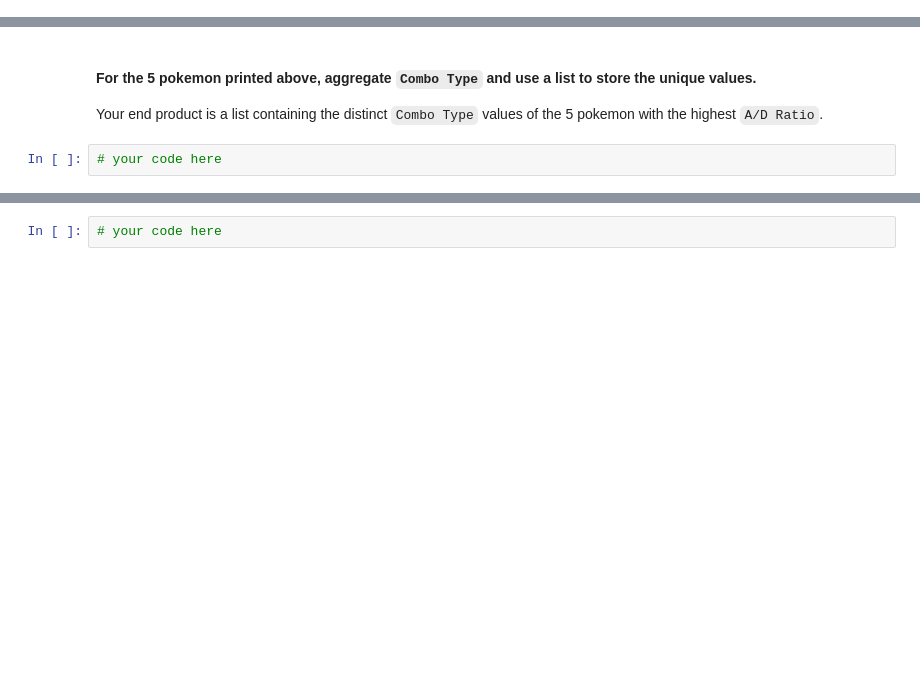
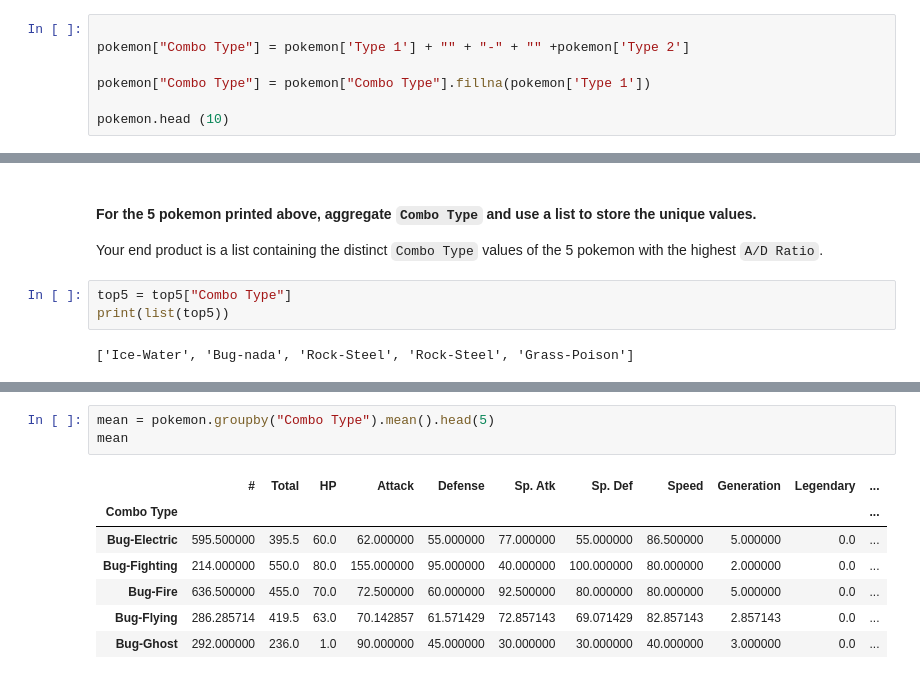
Before and after one commit to anadeondarza/dataptmad0522_labs, a Jupyter notebook: module-1/dataframe-calculations/your-code/challenge-1.ipynb, the cells around one changed output, grey strips where cells are left out. Cells and saved outputs as stored; diff of their text form; blank space fills up the shorter version.

```diff
--- a/module-1/dataframe-calculations/your-code/challenge-1.ipynb
+++ b/module-1/dataframe-calculations/your-code/challenge-1.ipynb
@@ -233,3 +233,10 @@ Rules:
 * If both `Type 1` and `Type 2` have valid values, the `Combo Type` value should contain both values in the form of `<Type 1> <Type 2>`. For example, if `Type 1` value is `Grass` and `Type 2` value is `Poison`, `Combo Type` will be `Grass-Poison`.
 
 * If `Type 1` has valid value but `Type 2` is not, `Combo Type` will be the same as `Type 1`. For example, if `Type 1` is `Fire` whereas `Type 2` is `NaN`, `Combo Type` will be `Fire`.
+# %%
+
+pokemon["Combo Type"] = pokemon['Type 1'] + "" + "-" + "" +pokemon['Type 2']
+
+pokemon["Combo Type"] = pokemon["Combo Type"].fillna(pokemon['Type 1'])
+
+pokemon.head (10)
@@ -248,13 +268,25 @@ pokemon.sort_values("A/D Ratio").head(5)
 #### For the 5 pokemon printed above, aggregate `Combo Type` and use a list to store the unique values.
 
 Your end product is a list containing the distinct `Combo Type` values of the 5 pokemon with the highest `A/D Ratio`.
-# %%
-# your code here
+# %%
+top5 = top5["Combo Type"]
+print(list(top5))
+# %% [output]
+['Ice-Water', 'Bug-nada', 'Rock-Steel', 'Rock-Steel', 'Grass-Poison']
 # %% [markdown]
 #### For each of the `Combo Type` values obtained from the previous question, calculate the mean scores of all numeric fields across all pokemon.
 
 Your output should look like below:
 
 ![Aggregate](../images/aggregated-mean.png)
-# %%
-# your code here
+# %%
+mean = pokemon.groupby("Combo Type").mean().head(5)
+mean
+# %% [output]
+|  | # | Total | HP | Attack | Defense | Sp. Atk | Sp. Def | Speed | Generation | Legendary | ... |
+| Combo Type |  |  |  |  |  |  |  |  |  |  | ... |
+| Bug-Electric | 595.500000 | 395.5 | 60.0 | 62.000000 | 55.000000 | 77.000000 | 55.000000 | 86.500000 | 5.000000 | 0.0 | ... |
+| Bug-Fighting | 214.000000 | 550.0 | 80.0 | 155.000000 | 95.000000 | 40.000000 | 100.000000 | 80.000000 | 2.000000 | 0.0 | ... |
+| Bug-Fire | 636.500000 | 455.0 | 70.0 | 72.500000 | 60.000000 | 92.500000 | 80.000000 | 80.000000 | 5.000000 | 0.0 | ... |
+| Bug-Flying | 286.285714 | 419.5 | 63.0 | 70.142857 | 61.571429 | 72.857143 | 69.071429 | 82.857143 | 2.857143 | 0.0 | ... |
+| Bug-Ghost | 292.000000 | 236.0 | 1.0 | 90.000000 | 45.000000 | 30.000000 | 30.000000 | 40.000000 | 3.000000 | 0.0 | ... |
```
Also changed, not shown: parts of 3 cells of this notebook.
